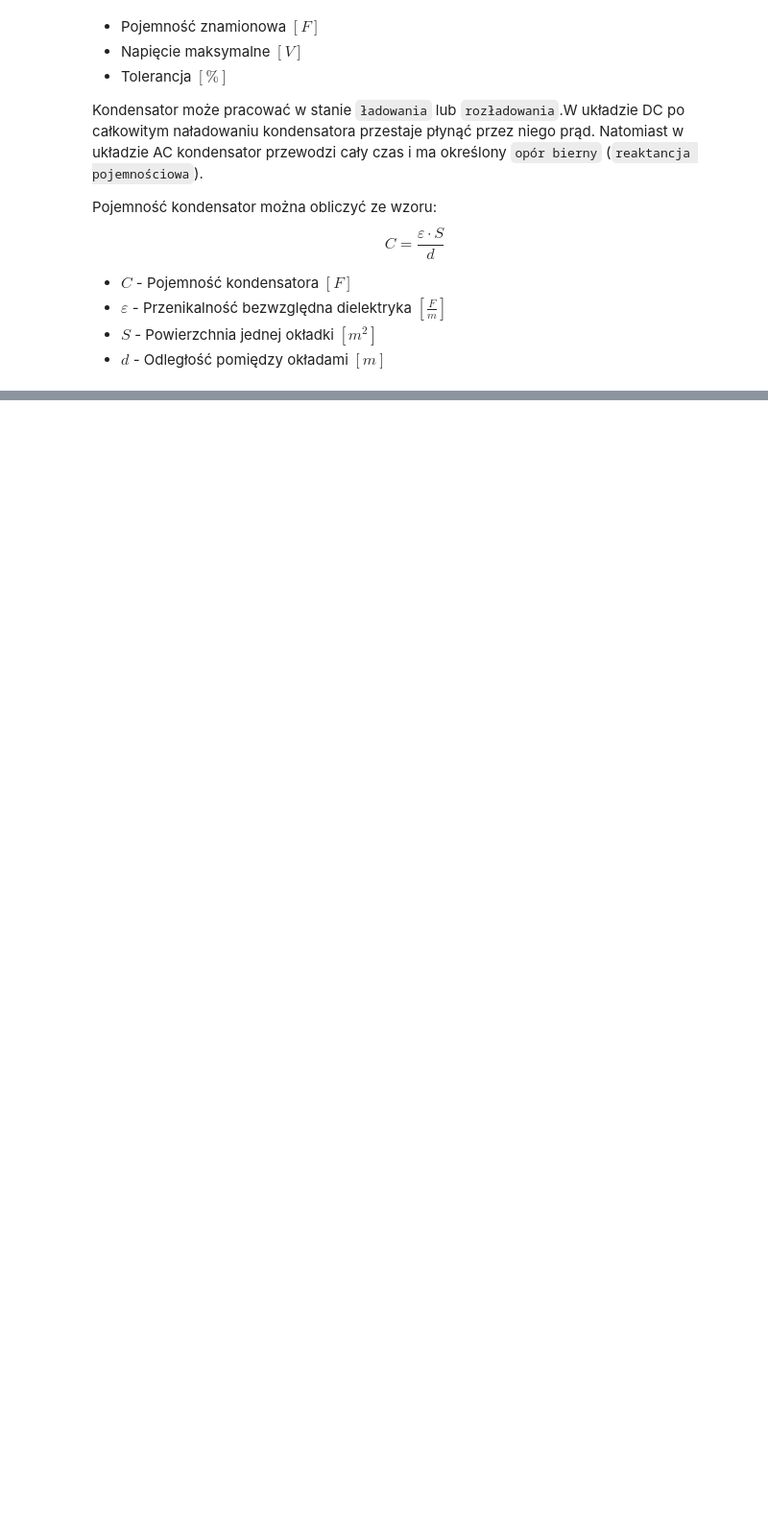
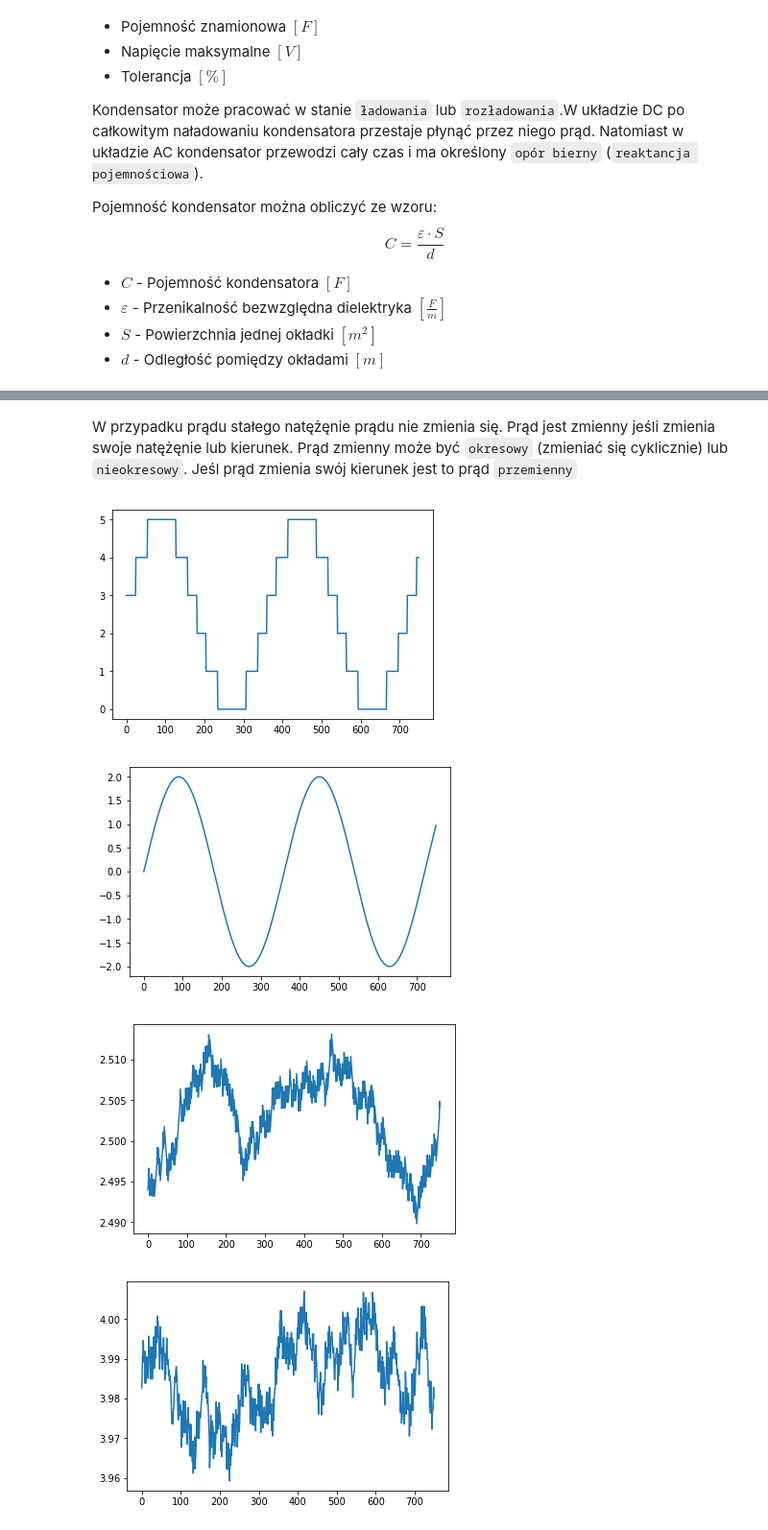
Before and after one commit to DiskenPeelen/elektro-zeszyt, a Jupyter notebook: elektro1.ipynb, the cells around one changed output, grey strips where cells are left out. Shown: that part at 96% size. Saved outputs shown, nothing was run; the diff lists cells and outputs as text; code cells hidden in the pictures; blank space fills up the shorter version.

```diff
--- a/elektro1.ipynb
+++ b/elektro1.ipynb
@@ -3,6 +3,13 @@
 ### Część I
 
 Rysunki schematów zostały wygenerowane na [falstad.com](https://www.falstad.com/circuit/circuitjs.html)
+# %%
+# Przygotowanie elementów do obliczeń
+from math import pi, sin, cos
+from matplotlib import pyplot as plt
+from random import randint as rand
+to_rads = lambda degs: (2*pi*degs)/360
+to_degs = lambda rads: (360*degs)/(2*pi)
 # %% [markdown]
 ## Główne wielkości elektryczne
 Wielkości fizyczne można podzielić na 2 grupy:
@@ -183,0 +269,32 @@ Połączenie równoległe dwóch kondensatorów
+# %% [markdown]
+W przypadku prądu stałego natężęnie prądu nie zmienia się. Prąd jest zmienny jeśli zmienia swoje natężęnie lub kierunek. Prąd zmienny może być `okresowy` (zmieniać się cyklicznie) lub `nieokresowy`. Jeśl prąd zmienia swój kierunek jest to prąd `przemienny`
+# %%
+# Przykładowe wykresy
+length = 750
+xlist = range(length)
+y_zo = [5*sin(to_rads(x%360))//2+3 for x in xlist] # Prąd zmienny okresowy
+y_po = [2*sin(to_rads(x%360)) for x in xlist] # Prąd przemienny okresowy
+y_zn = [rand(2,3) for x in xlist] # Prąd zmienny nieokresowy
+y_pn = [rand(2,3) for x in xlist] # Prąd przemienny nieokresowy
+
+# Wygładzenie
+factor = length
+for index in range(length):
+    prev_zn, zn = [y_zn[i] for i in range(index-factor, index)], y_zn[index]
+    prev_pn, pn = [y_pn[i] for i in range(index-factor, index)], y_pn[index]
+    y_zn[index] = (zn+sum(prev_zn))/(1+len(prev_zn))
+    y_pn[index] = (pn+sum(prev_pn))/(1+len(prev_pn))
+
+plt.plot(xlist, y_zo)
+plt.show()
+plt.plot(xlist, y_po)
+plt.show()
+plt.plot(xlist, y_zn)
+plt.show()
+plt.plot(xlist, y_pn)
+plt.show()
+# %% [output]
+[figure, added]
+[figure, added]
+[figure, added]
+[figure, added]
```
Also changed, not shown: parts of 10 cells of this notebook.
